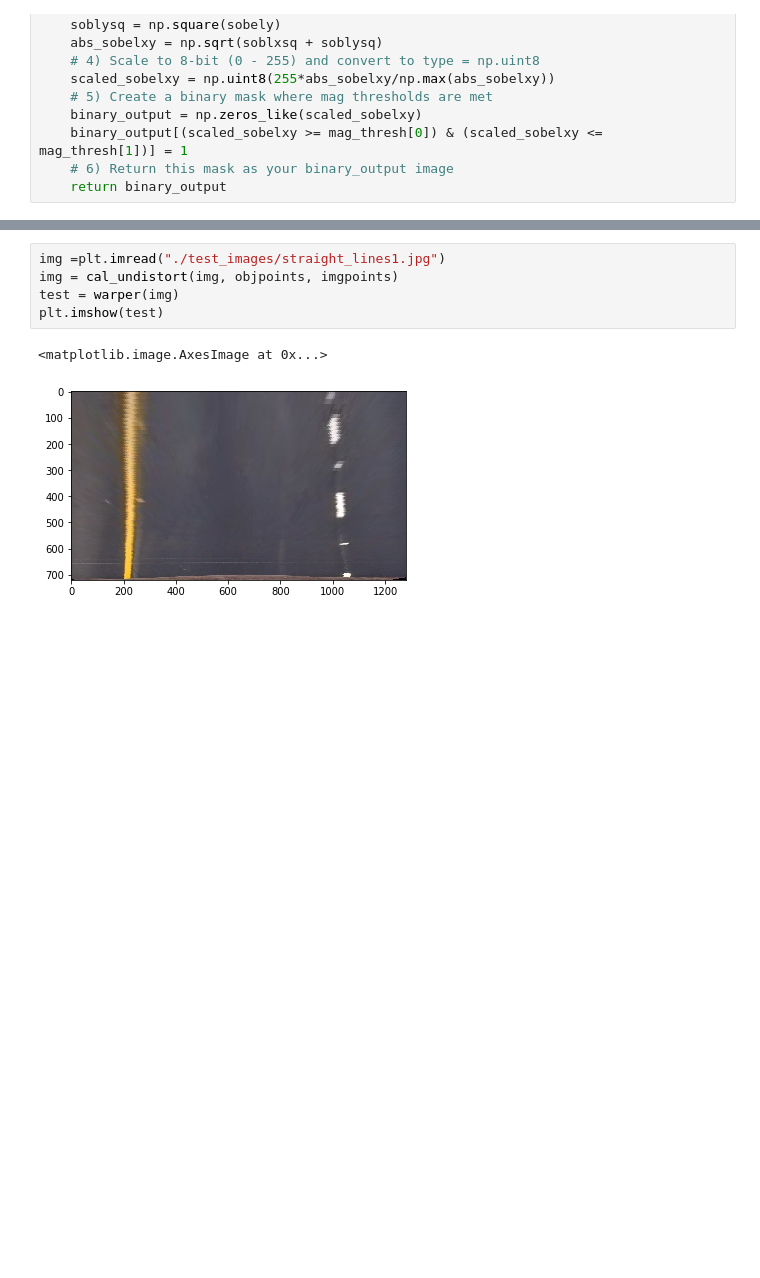
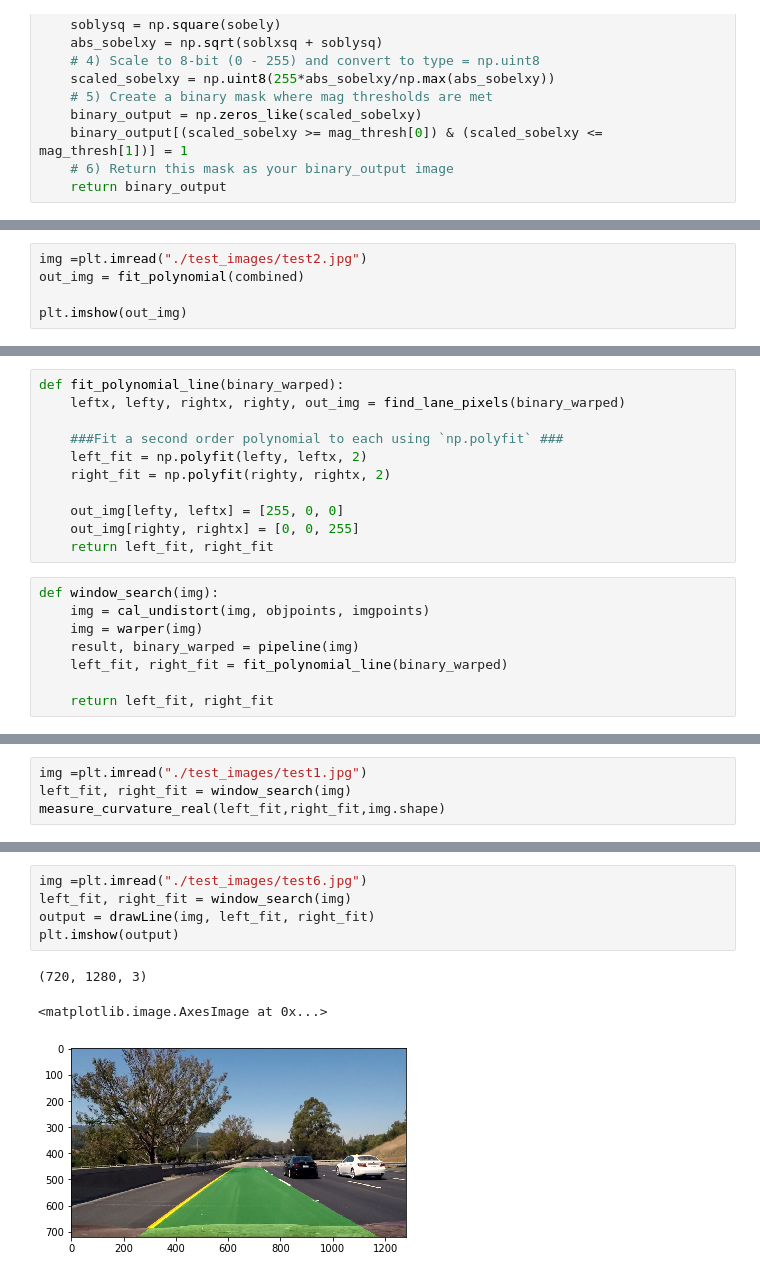
Before and after one commit to shahramk61/CarND-Advanced-Lane-Lines, a Jupyter notebook: example.ipynb, the cells around one changed output, grey strips where cells are left out. Drawn from its saved outputs; the diff is of its cells as text; blank space fills up the shorter version.

Commit message:
complete line detectin,measure_curvature_real,search_around_poly,window_search

```diff
--- a/example.ipynb
+++ b/example.ipynb
@@ -182,0 +321,5 @@ def warper(img):
+# %%
+img =plt.imread("./test_images/test2.jpg")
+out_img = fit_polynomial(combined)
+
+plt.imshow(out_img)
@@ -182,0 +331,19 @@ def warper(img):
+# %%
+def fit_polynomial_line(binary_warped):
+    leftx, lefty, rightx, righty, out_img = find_lane_pixels(binary_warped)
+
+    ###Fit a second order polynomial to each using `np.polyfit` ###
+    left_fit = np.polyfit(lefty, leftx, 2)
+    right_fit = np.polyfit(righty, rightx, 2)
+
+    out_img[lefty, leftx] = [255, 0, 0]
+    out_img[righty, rightx] = [0, 0, 255]
+    return left_fit, right_fit
+# %%
+def window_search(img):
+    img = cal_undistort(img, objpoints, imgpoints)
+    img = warper(img)
+    result, binary_warped = pipeline(img)
+    left_fit, right_fit = fit_polynomial_line(binary_warped)
+
+    return left_fit, right_fit
@@ -182,0 +432,4 @@ def warper(img):
+# %%
+img =plt.imread("./test_images/test1.jpg")
+left_fit, right_fit = window_search(img)
+measure_curvature_real(left_fit,right_fit,img.shape)
@@ -183,8 +482,9 @@ def warper(img):
 # %%
-img =plt.imread("./test_images/straight_lines1.jpg")
-img = cal_undistort(img, objpoints, imgpoints)
-test = warper(img)
-plt.imshow(test)
+img =plt.imread("./test_images/test6.jpg")
+left_fit, right_fit = window_search(img)
+output = drawLine(img, left_fit, right_fit)
+plt.imshow(output)
 # %% [output]
-<matplotlib.image.AxesImage at 0x...>
+(720, 1280, 3)
+<matplotlib.image.AxesImage at 0x...>
-[figure, old version]
+[figure, new version]
```
Also changed, not shown: parts of 15 cells of this notebook.
